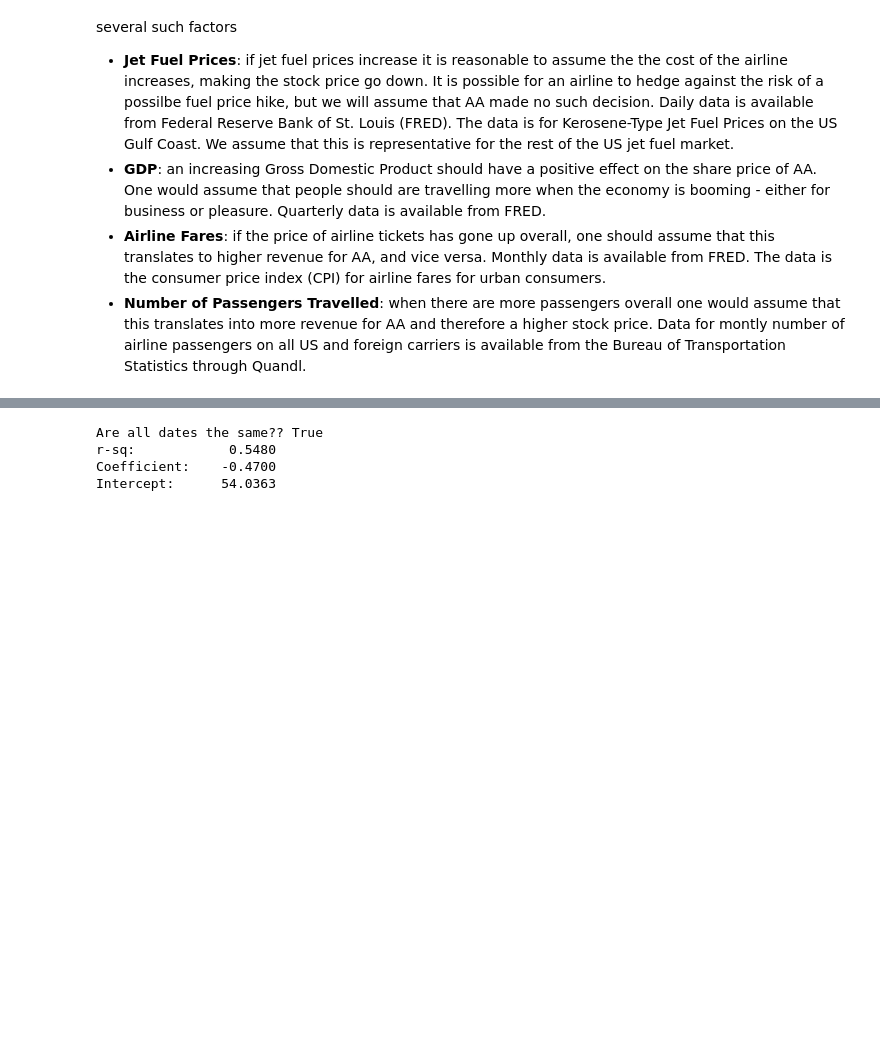
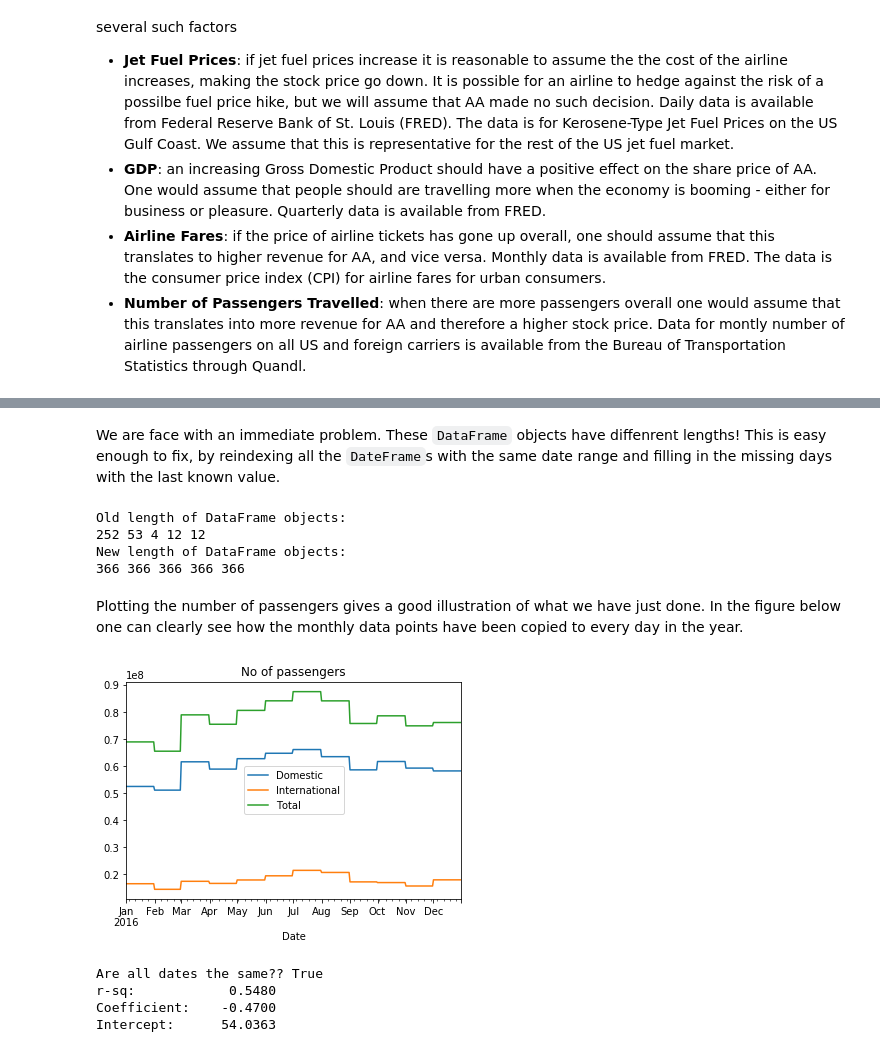
Before and after one commit to gregwinther/Python-in-Finance-and-Economics, a Jupyter notebook: Forecasting/Pandas.ipynb, the cells around one changed output, grey strips where cells are left out. Cells and saved outputs as stored; diff of their text form; code cells hidden in the pictures; blank space fills up the shorter version.

Commit message:
Wrote section on adjusting data lengths

```diff
--- a/Forecasting/Pandas.ipynb
+++ b/Forecasting/Pandas.ipynb
@@ -246,3 +231,41 @@ no_passengers = web.DataReader("BTS/AIRPASS", 'quandl', start_date, end_date)
+# %% [markdown]
+We are face with an immediate problem. These `DataFrame` objects have diffenrent lengths! This is easy enough to fix, by reindexing all the `DateFrame`s with the same date range and filling in the missing days with the last known value.
+# %%
+# Converting DataFrames to correct length
+
+# What are the length of the different DataFrame objects now?
+print("Old length of DataFrame objects:")
+print(len(american_airlines), len(fuel_price), len(GDP),\
+      len(CPI_airline_fare), len(no_passengers))
+
+# Creating date_range object
+dates = pd.date_range(start_date, end_date, freq='D')
+dates.name = 'Date'
+
+# Reindexing all DataFrames
+american_airlines = american_airlines.reindex(dates, method='ffill')
+fuel_price = fuel_price.reindex(dates, method='ffill')
+GDP = GDP.reindex(dates, method='ffill')
+CPI_airline_fare = CPI_airline_fare.reindex(dates, method='ffill')
+no_passengers = no_passengers.reindex(dates, method='ffill')
+
+print("New length of DataFrame objects:")
+print(len(american_airlines), len(fuel_price), len(GDP),\
+      len(CPI_airline_fare), len(no_passengers))
+# %% [output]
+Old length of DataFrame objects:
+252 53 4 12 12
+New length of DataFrame objects:
+366 366 366 366 366
+# %% [markdown]
+Plotting the number of passengers gives a good illustration of what we have just done. In the figure below one can clearly see how the monthly data points have been copied to every day in the year.
+# %%
+# Plotting no of passengers
+no_passengers.plot()
+plt.title("No of passengers")
+plt.show()
+# %% [output]
+[figure, added]
 # %%
 # Importing OPEC oil price with pandas-datareader
 oil_price = web.DataReader("OPEC/ORB", 'quandl', start_date, end_date)
```
Also changed, not shown: parts of 1 cell of this notebook.
